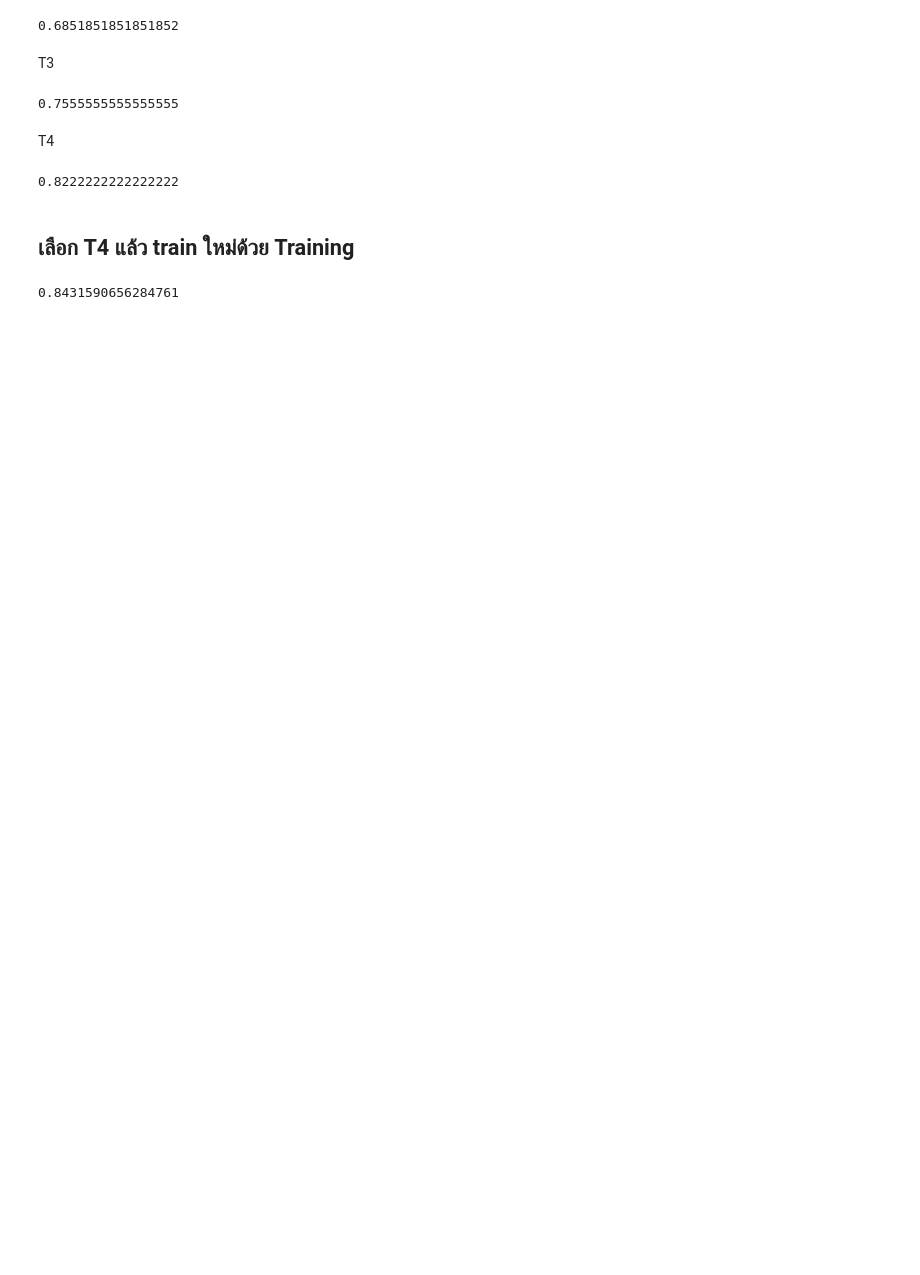
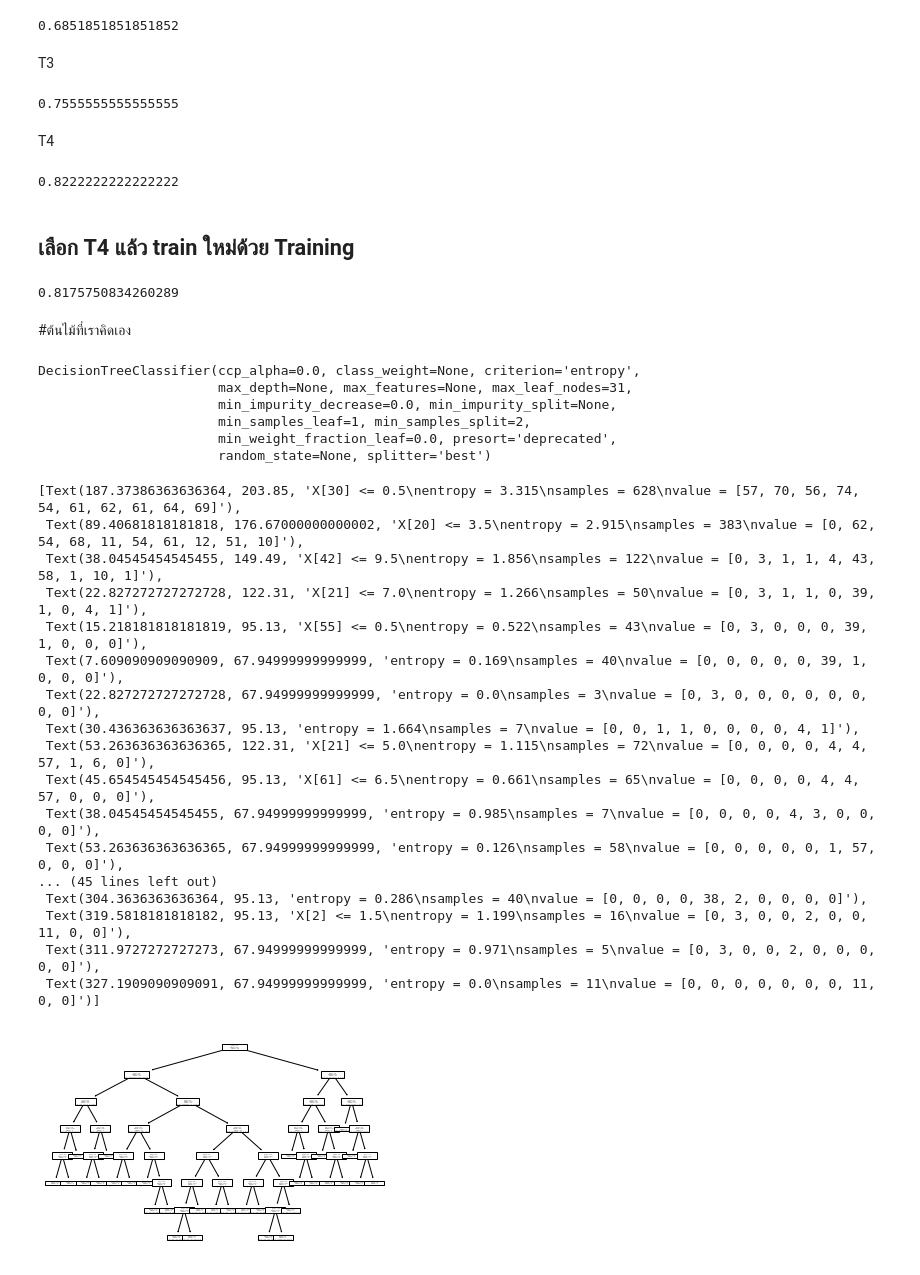
Before and after one commit to kittikhun62/DWDM21, a Jupyter notebook: Chapter7_Classification(decision_Tree).ipynb, the cells around one changed output. Drawn from its saved outputs; the diff is of its cells as text; code cells hidden in the pictures; blank space fills up the shorter version.

```diff
--- a/Chapter7_Classification(decision_Tree).ipynb
+++ b/Chapter7_Classification(decision_Tree).ipynb
@@ -258,11 +260,45 @@ accuracy_score(y_val, T4_result)
 #import
 from sklearn.tree import DecisionTreeClassifier
 #define
-T4final = DecisionTreeClassifier(criterion='entropy',random_state=5,splitter='random')
+T4final = DecisionTreeClassifier(max_leaf_nodes=31,criterion='entropy')
 #train
 T4final.fit(X_train,y_train)
 #test-evaluate
 T4_finalresult = T4final.predict(X_test)
 accuracy_score(y_test, T4_finalresult)
 # %% [output]
-0.8431590656284761
+0.8175750834260289
+# %% [markdown]
+#ต้นไม้ที่เราคิดเอง
+# %%
+mytree_KT = DecisionTreeClassifier(max_leaf_nodes=31,criterion='entropy')
+# %%
+mytree_KT.fit(X_train2,y_train2)
+# %% [output]
+DecisionTreeClassifier(ccp_alpha=0.0, class_weight=None, criterion='entropy',
+                       max_depth=None, max_features=None, max_leaf_nodes=31,
+                       min_impurity_decrease=0.0, min_impurity_split=None,
+                       min_samples_leaf=1, min_samples_split=2,
+                       min_weight_fraction_leaf=0.0, presort='deprecated',
+                       random_state=None, splitter='best')
+# %%
+plot_tree(mytree_KT)
+# %% [output]
+[Text(187.37386363636364, 203.85, 'X[30] <= 0.5\nentropy = 3.315\nsamples = 628\nvalue = [57, 70, 56, 74, 54, 61, 62, 61, 64, 69]'),
+ Text(89.40681818181818, 176.67000000000002, 'X[20] <= 3.5\nentropy = 2.915\nsamples = 383\nvalue = [0, 62, 54, 68, 11, 54, 61, 12, 51, 10]'),
+ Text(38.04545454545455, 149.49, 'X[42] <= 9.5\nentropy = 1.856\nsamples = 122\nvalue = [0, 3, 1, 1, 4, 43, 58, 1, 10, 1]'),
+ Text(22.827272727272728, 122.31, 'X[21] <= 7.0\nentropy = 1.266\nsamples = 50\nvalue = [0, 3, 1, 1, 0, 39, 1, 0, 4, 1]'),
+ Text(15.218181818181819, 95.13, 'X[55] <= 0.5\nentropy = 0.522\nsamples = 43\nvalue = [0, 3, 0, 0, 0, 39, 1, 0, 0, 0]'),
+ Text(7.609090909090909, 67.94999999999999, 'entropy = 0.169\nsamples = 40\nvalue = [0, 0, 0, 0, 0, 39, 1, 0, 0, 0]'),
+ Text(22.827272727272728, 67.94999999999999, 'entropy = 0.0\nsamples = 3\nvalue = [0, 3, 0, 0, 0, 0, 0, 0, 0, 0]'),
+ Text(30.436363636363637, 95.13, 'entropy = 1.664\nsamples = 7\nvalue = [0, 0, 1, 1, 0, 0, 0, 0, 4, 1]'),
+ Text(53.263636363636365, 122.31, 'X[21] <= 5.0\nentropy = 1.115\nsamples = 72\nvalue = [0, 0, 0, 0, 4, 4, 57, 1, 6, 0]'),
+ Text(45.654545454545456, 95.13, 'X[61] <= 6.5\nentropy = 0.661\nsamples = 65\nvalue = [0, 0, 0, 0, 4, 4, 57, 0, 0, 0]'),
+ Text(38.04545454545455, 67.94999999999999, 'entropy = 0.985\nsamples = 7\nvalue = [0, 0, 0, 0, 4, 3, 0, 0, 0, 0]'),
+ Text(53.263636363636365, 67.94999999999999, 'entropy = 0.126\nsamples = 58\nvalue = [0, 0, 0, 0, 0, 1, 57, 0, 0, 0]'),
+... (45 lines left out)
+ Text(304.3636363636364, 95.13, 'entropy = 0.286\nsamples = 40\nvalue = [0, 0, 0, 0, 38, 2, 0, 0, 0, 0]'),
+ Text(319.5818181818182, 95.13, 'X[2] <= 1.5\nentropy = 1.199\nsamples = 16\nvalue = [0, 3, 0, 0, 2, 0, 0, 11, 0, 0]'),
+ Text(311.9727272727273, 67.94999999999999, 'entropy = 0.971\nsamples = 5\nvalue = [0, 3, 0, 0, 2, 0, 0, 0, 0, 0]'),
+ Text(327.1909090909091, 67.94999999999999, 'entropy = 0.0\nsamples = 11\nvalue = [0, 0, 0, 0, 0, 0, 0, 11, 0, 0]')]
+[figure, added]
```
Also changed, not shown: parts of 2 cells of this notebook.
